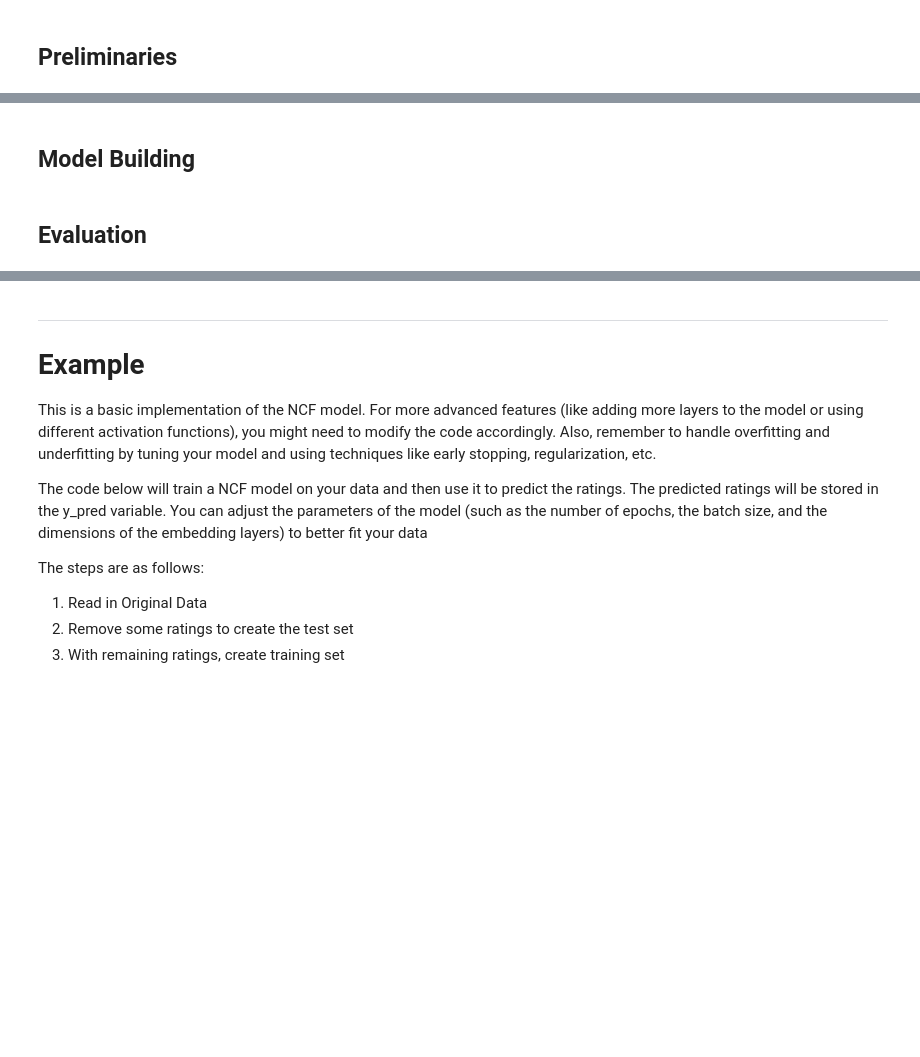
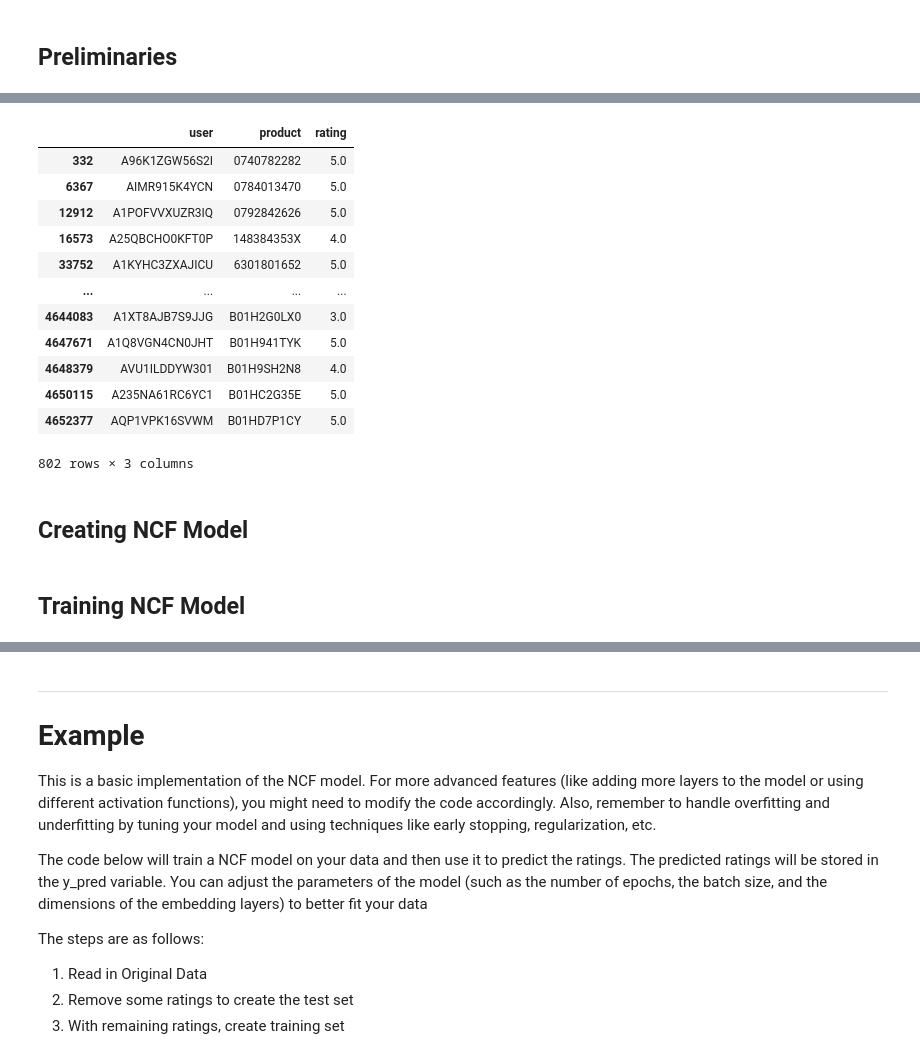
Before and after one commit to pavsingh7/Masters-Dissertation, a Jupyter notebook: Code/7 neural_collab_filtering.ipynb, the cells around one changed output, grey strips where cells are left out. Drawn from its saved outputs; the diff is of its cells as text; code cells hidden in the pictures; blank space fills up the shorter version.

```diff
--- a/Code/7 neural_collab_filtering.ipynb
+++ b/Code/7 neural_collab_filtering.ipynb
@@ -21,4 +122,37 @@ import tensorflow as tf
+# %%
+# TEST AND TRAIN DATA ====================================
+
+# Prepare the data - trining
+train_x = data_hidden[['user', 'product']].apply(lambda x: x.cat.codes)
+train_y = data_hidden['rating'].astype(np.float64)
+train_y = (train_y - 1) / 4
+
+# Prepare the data - testing
+copy = data.copy()
+copy = copy.reset_index()
+copy = copy.melt(id_vars=copy.columns[0], var_name='product', value_name='rating')
+copy.columns = ['user', 'product', 'rating']
+test_x = copy.iloc[indices_hidden, 0:2]
+test_x['user'] = test_x['user'].astype('category')
+test_x['product'] = test_x['product'].astype('category')
+test_x = test_x.apply(lambda x: x.cat.codes)
+test_y = copy.iloc[indices_hidden, 2].astype(np.float64)
+test_y = (test_y - 1) / 4
+# %%
+copy.iloc[indices_hidden, :]
+# %% [output]
+|  | user | product | rating |
+| 332 | A96K1ZGW56S2I | 0740782282 | 5.0 |
+| 6367 | AIMR915K4YCN | 0784013470 | 5.0 |
+| 12912 | A1POFVVXUZR3IQ | 0792842626 | 5.0 |
+| 16573 | A25QBCHO0KFT0P | 148384353X | 4.0 |
+| 33752 | A1KYHC3ZXAJICU | 6301801652 | 5.0 |
+| ... | ... | ... | ... |
+| 4644083 | A1XT8AJB7S9JJG | B01H2G0LX0 | 3.0 |
+| 4647671 | A1Q8VGN4CN0JHT | B01H941TYK | 5.0 |
+| 4648379 | AVU1ILDDYW301 | B01H9SH2N8 | 4.0 |
+| 4650115 | A235NA61RC6YC1 | B01HC2G35E | 5.0 |
+| 4652377 | AQP1VPK16SVWM | B01HD7P1CY | 5.0 |
+802 rows × 3 columns
 # %% [markdown]
-## Model Building
+## Creating NCF Model
-# %% [markdown]
-## Evaluation
@@ -24,0 +229,2 @@ import tensorflow as tf
+# %% [markdown]
+## Training NCF Model
```
Also changed, not shown: parts of 13 cells of this notebook, 1 other file.
